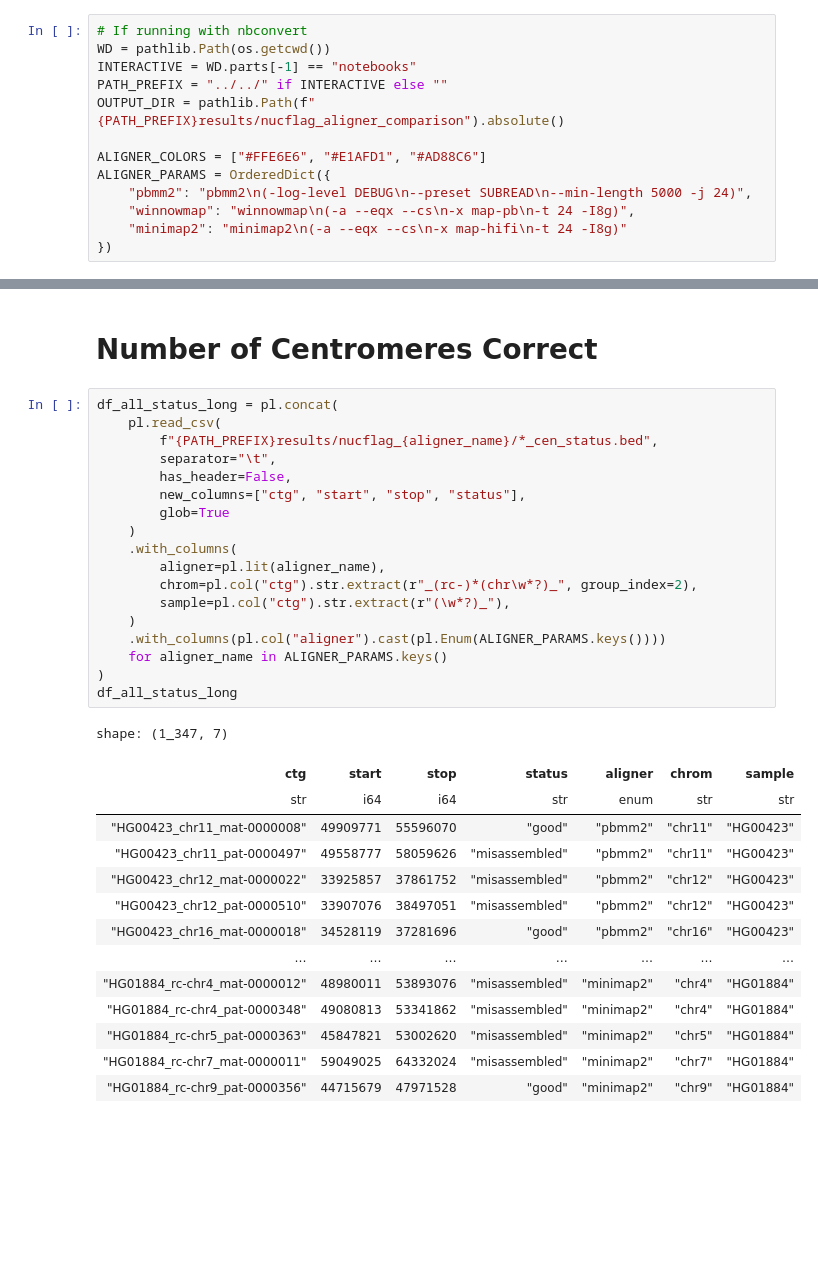
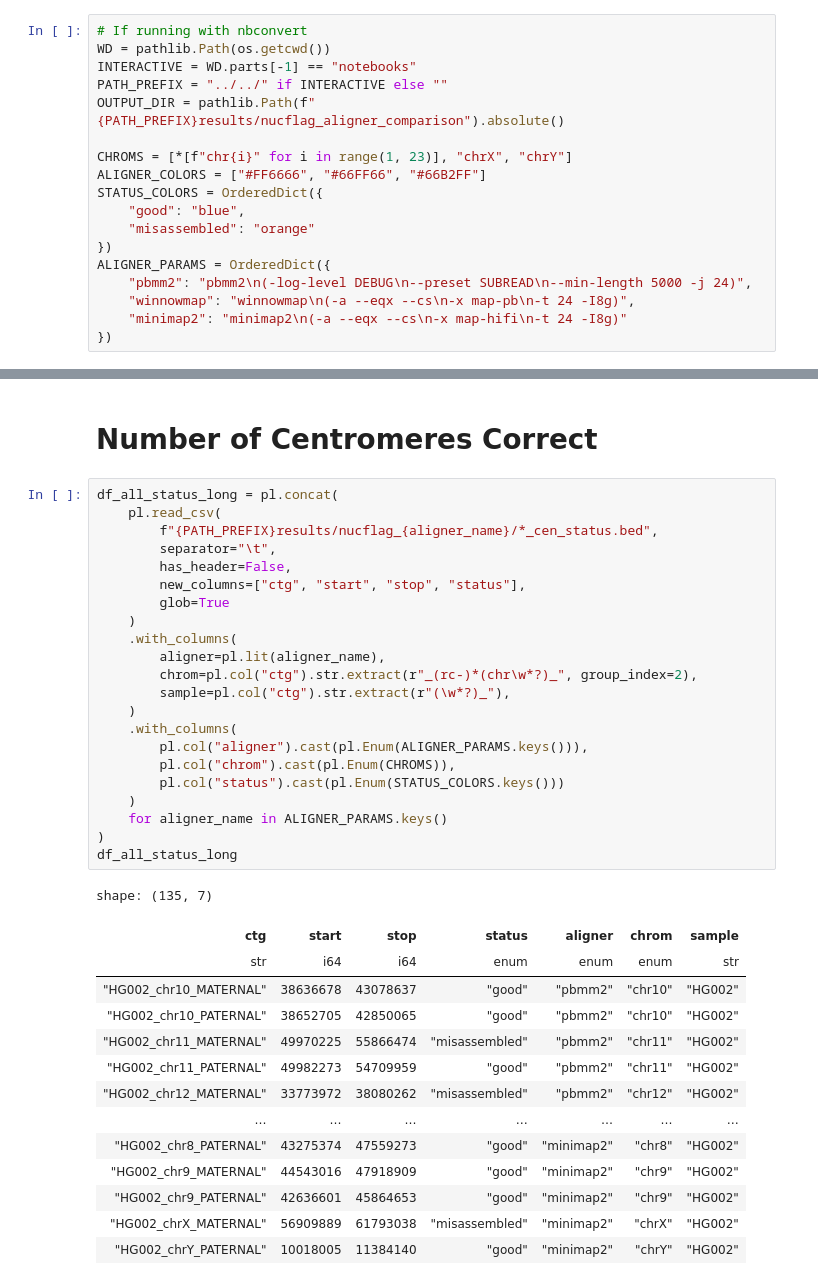
Before and after one commit to logsdon-lab/CenMAP, a Jupyter notebook: workflow/notebooks/summarize_bmks.ipynb, the cells around one changed output, grey strips where cells are left out. Saved outputs shown, nothing was run; the diff lists cells and outputs as text; blank space fills up the shorter version.

```diff
--- a/workflow/notebooks/summarize_bmks.ipynb
+++ b/workflow/notebooks/summarize_bmks.ipynb
@@ -17,7 +19,12 @@ INTERACTIVE = WD.parts[-1] == "notebooks"
 PATH_PREFIX = "../../" if INTERACTIVE else ""
 OUTPUT_DIR = pathlib.Path(f"{PATH_PREFIX}results/nucflag_aligner_comparison").absolute()
 
-ALIGNER_COLORS = ["#FFE6E6", "#E1AFD1", "#AD88C6"]
+CHROMS = [*[f"chr{i}" for i in range(1, 23)], "chrX", "chrY"]
+ALIGNER_COLORS = ["#FF6666", "#66FF66", "#66B2FF"]
+STATUS_COLORS = OrderedDict({
+    "good": "blue",
+    "misassembled": "orange"
+})
 ALIGNER_PARAMS = OrderedDict({
     "pbmm2": "pbmm2\n(-log-level DEBUG\n--preset SUBREAD\n--min-length 5000 -j 24)",
     "winnowmap": "winnowmap\n(-a --eqx --cs\n-x map-pb\n-t 24 -I8g)",
@@ -125,36 +130,40 @@ fig_memory.show()
 # %%
 df_all_status_long = pl.concat(
     pl.read_csv(
         f"{PATH_PREFIX}results/nucflag_{aligner_name}/*_cen_status.bed",
         separator="\t",
         has_header=False,
         new_columns=["ctg", "start", "stop", "status"],
         glob=True
     )
     .with_columns(
         aligner=pl.lit(aligner_name),
         chrom=pl.col("ctg").str.extract(r"_(rc-)*(chr\w*?)_", group_index=2),
         sample=pl.col("ctg").str.extract(r"(\w*?)_"),
     )
-    .with_columns(pl.col("aligner").cast(pl.Enum(ALIGNER_PARAMS.keys())))
+    .with_columns(
+        pl.col("aligner").cast(pl.Enum(ALIGNER_PARAMS.keys())),
+        pl.col("chrom").cast(pl.Enum(CHROMS)),
+        pl.col("status").cast(pl.Enum(STATUS_COLORS.keys()))
+    )
     for aligner_name in ALIGNER_PARAMS.keys()
 )
 df_all_status_long
 # %% [output]
-shape: (1_347, 7)
+shape: (135, 7)
 | ctg | start | stop | status | aligner | chrom | sample |
-| str | i64 | i64 | str | enum | str | str |
-| "HG00423_chr11_mat-0000008" | 49909771 | 55596070 | "good" | "pbmm2" | "chr11" | "HG00423" |
-| "HG00423_chr11_pat-0000497" | 49558777 | 58059626 | "misassembled" | "pbmm2" | "chr11" | "HG00423" |
-| "HG00423_chr12_mat-0000022" | 33925857 | 37861752 | "misassembled" | "pbmm2" | "chr12" | "HG00423" |
-| "HG00423_chr12_pat-0000510" | 33907076 | 38497051 | "misassembled" | "pbmm2" | "chr12" | "HG00423" |
-| "HG00423_chr16_mat-0000018" | 34528119 | 37281696 | "good" | "pbmm2" | "chr16" | "HG00423" |
+| str | i64 | i64 | enum | enum | enum | str |
+| "HG002_chr10_MATERNAL" | 38636678 | 43078637 | "good" | "pbmm2" | "chr10" | "HG002" |
+| "HG002_chr10_PATERNAL" | 38652705 | 42850065 | "good" | "pbmm2" | "chr10" | "HG002" |
+| "HG002_chr11_MATERNAL" | 49970225 | 55866474 | "misassembled" | "pbmm2" | "chr11" | "HG002" |
+| "HG002_chr11_PATERNAL" | 49982273 | 54709959 | "good" | "pbmm2" | "chr11" | "HG002" |
+| "HG002_chr12_MATERNAL" | 33773972 | 38080262 | "misassembled" | "pbmm2" | "chr12" | "HG002" |
 | … | … | … | … | … | … | … |
-| "HG01884_rc-chr4_mat-0000012" | 48980011 | 53893076 | "misassembled" | "minimap2" | "chr4" | "HG01884" |
-| "HG01884_rc-chr4_pat-0000348" | 49080813 | 53341862 | "misassembled" | "minimap2" | "chr4" | "HG01884" |
-| "HG01884_rc-chr5_pat-0000363" | 45847821 | 53002620 | "misassembled" | "minimap2" | "chr5" | "HG01884" |
-| "HG01884_rc-chr7_mat-0000011" | 59049025 | 64332024 | "misassembled" | "minimap2" | "chr7" | "HG01884" |
-| "HG01884_rc-chr9_pat-0000356" | 44715679 | 47971528 | "good" | "minimap2" | "chr9" | "HG01884" |
+| "HG002_chr8_PATERNAL" | 43275374 | 47559273 | "good" | "minimap2" | "chr8" | "HG002" |
+| "HG002_chr9_MATERNAL" | 44543016 | 47918909 | "good" | "minimap2" | "chr9" | "HG002" |
+| "HG002_chr9_PATERNAL" | 42636601 | 45864653 | "good" | "minimap2" | "chr9" | "HG002" |
+| "HG002_chrX_MATERNAL" | 56909889 | 61793038 | "misassembled" | "minimap2" | "chrX" | "HG002" |
+| "HG002_chrY_PATERNAL" | 10018005 | 11384140 | "good" | "minimap2" | "chrY" | "HG002" |
 # %%
 df_all_status_wide = df_all_status_long.pivot(index=["ctg", "start", "stop", "chrom", "sample"], columns="aligner", values="status")
 df_all_status_wide
```
Also changed, not shown: parts of 17 cells of this notebook, 5 other files.
